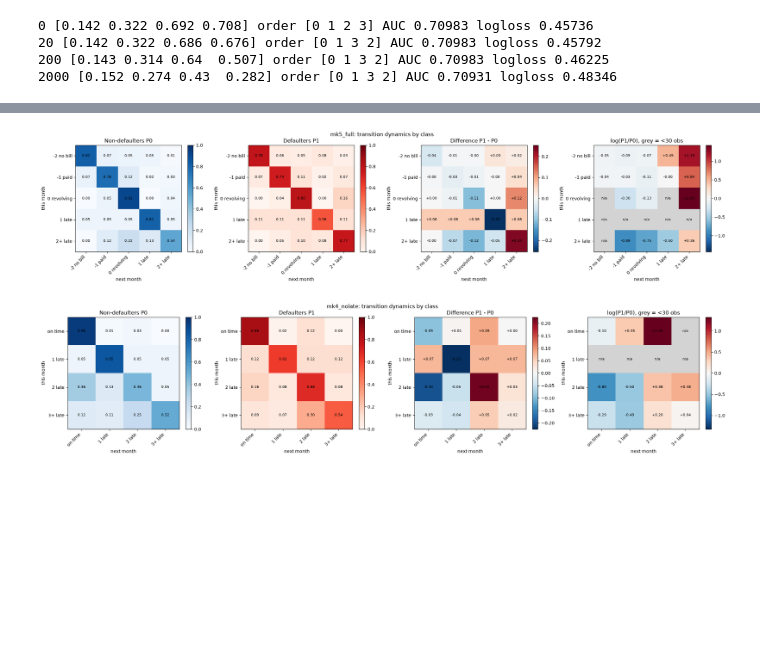
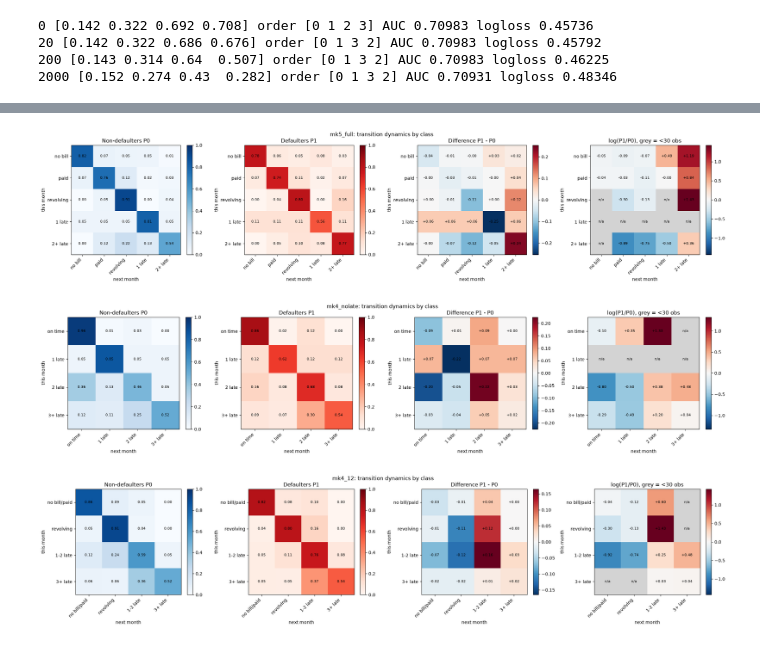
Before and after one commit to Oscar339/dst-sprint1, a Jupyter notebook: report/02-MarkovChiain.ipynb, the cells around one changed output, grey strips where cells are left out. Cells and saved outputs as stored; diff of their text form; code cells hidden in the pictures; blank space fills up the shorter version.

```diff
--- a/report/02-MarkovChiain.ipynb
+++ b/report/02-MarkovChiain.ipynb
@@ -232,6 +315,10 @@ for s in [0, 20, 200, 2000]:
 # %%
-
-plot_confusion({"pooled_onestep": pooled}, split="test")
-plot_auc({"pooled_onestep": pooled})
-plot_logloss({"pooled_onestep": pooled})
+m = {"pooled_onestep": pooled}
+show_row(
+    lambda: plot_confusion(m, split="test"),
+    lambda: plot_auc(m),
+    lambda: plot_logloss(m),
+    lambda: plot_brier(m),
+    lambda: plot_calibration(m, split="test"),
+)
 # %% [output]
@@ -375,9 +520,4 @@ If $a = 1$ and $b = 0$, this reduces to the exact Bayes posterior.
 # %%
-labels_1 = {
-    "mk5_full":     ["-2 no bill", "-1 paid", "0 revolving", "1 late", "2+ late"],
-    "mk4_nolate":   ["on time", "1 late", "2 late", "3+ late"],
-}
-
 def raw_counts(S, K):
     C = np.zeros((K, K), dtype=int)
     np.add.at(C, (S[:, :-1].ravel(), S[:, 1:].ravel()), 1)
@@ -400,39 +540,38 @@ def _tick_labels(ax, lab):
 
 
 def plot_class_heatmaps(key, models, labels, data, pay_cols, y, min_n=30,
                         figsize=(22, 4.8)):
     m, K, lab, C0, C1 = _prep(key, models, labels, data, pay_cols, y)
     P0, P1 = m["P0"], m["P1"]
     low = np.minimum(C0, C1) < min_n
     diff, logr = P1 - P0, np.log(P1) - np.log(P0)
     logr_m = np.ma.array(logr, mask=low)
     cm = plt.get_cmap("RdBu_r").copy(); cm.set_bad("lightgrey")
     dl, ll = np.abs(diff).max(), np.abs(logr_m).max()
 
     fig, axs = plt.subplots(1, 4, figsize=figsize)
     panels = [(P0, "Non-defaulters P0", "Blues", 0, 1, ".2f"),
               (P1, "Defaulters P1", "Reds", 0, 1, ".2f"),
               (diff, "Difference P1 - P0", cm, -dl, dl, "+.2f"),
               (logr_m, f"log(P1/P0), grey = <{min_n} obs", cm, -ll, ll, "+.2f")]
     for ax, (M, t, cmap, lo, hi, fmt) in zip(axs, panels):
         im = ax.imshow(M, cmap=cmap, vmin=lo, vmax=hi); ax.set_title(t)
         for i in range(K):
             for j in range(K):
                 txt = "n/a" if (M is logr_m and low[i, j]) else format(M[i, j], fmt)
                 ax.text(j, i, txt, ha="center", va="center", fontsize=8)
         plt.colorbar(im, ax=ax, fraction=0.046)
         _tick_labels(ax, lab)
     fig.suptitle(f"{key}: transition dynamics by class")
     plt.tight_layout(); plt.show()
     return dict(C0=C0, C1=C1, low=low)
 
-
-
-for k in markov_models_1:
-    plot_class_heatmaps(k, markov_models_1, labels_1, train, pay_cols, y_tr)
+for k in markov_models:
+    plot_class_heatmaps(k, markov_models, labels_all, train, pay_cols, y_tr)
 # %% [output]
-[figure, old version]
+[figure, new version]
 [figure]
+[figure, added]
 # %% [markdown]
 
 
```
Also changed, not shown: parts of 36 cells of this notebook.
